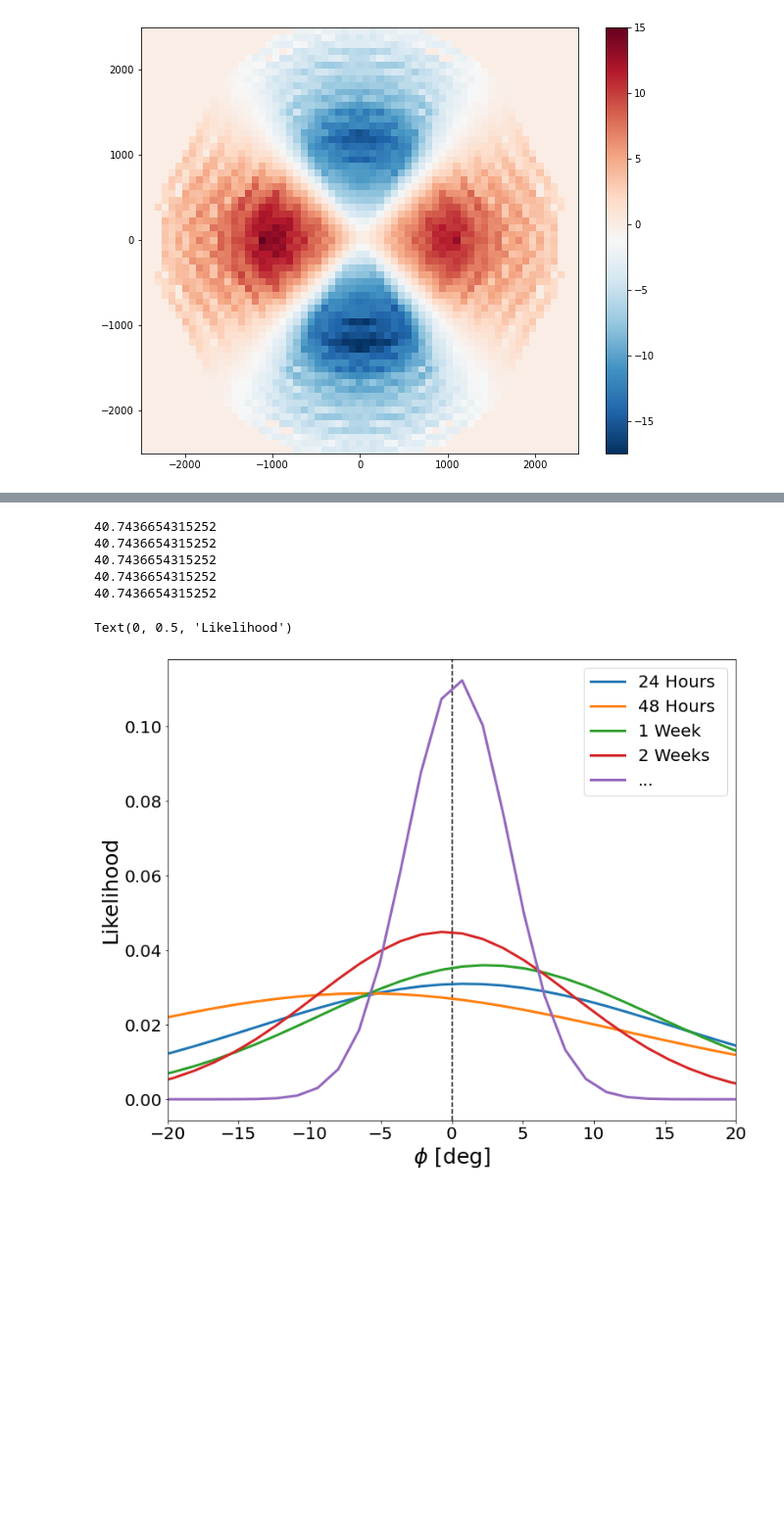
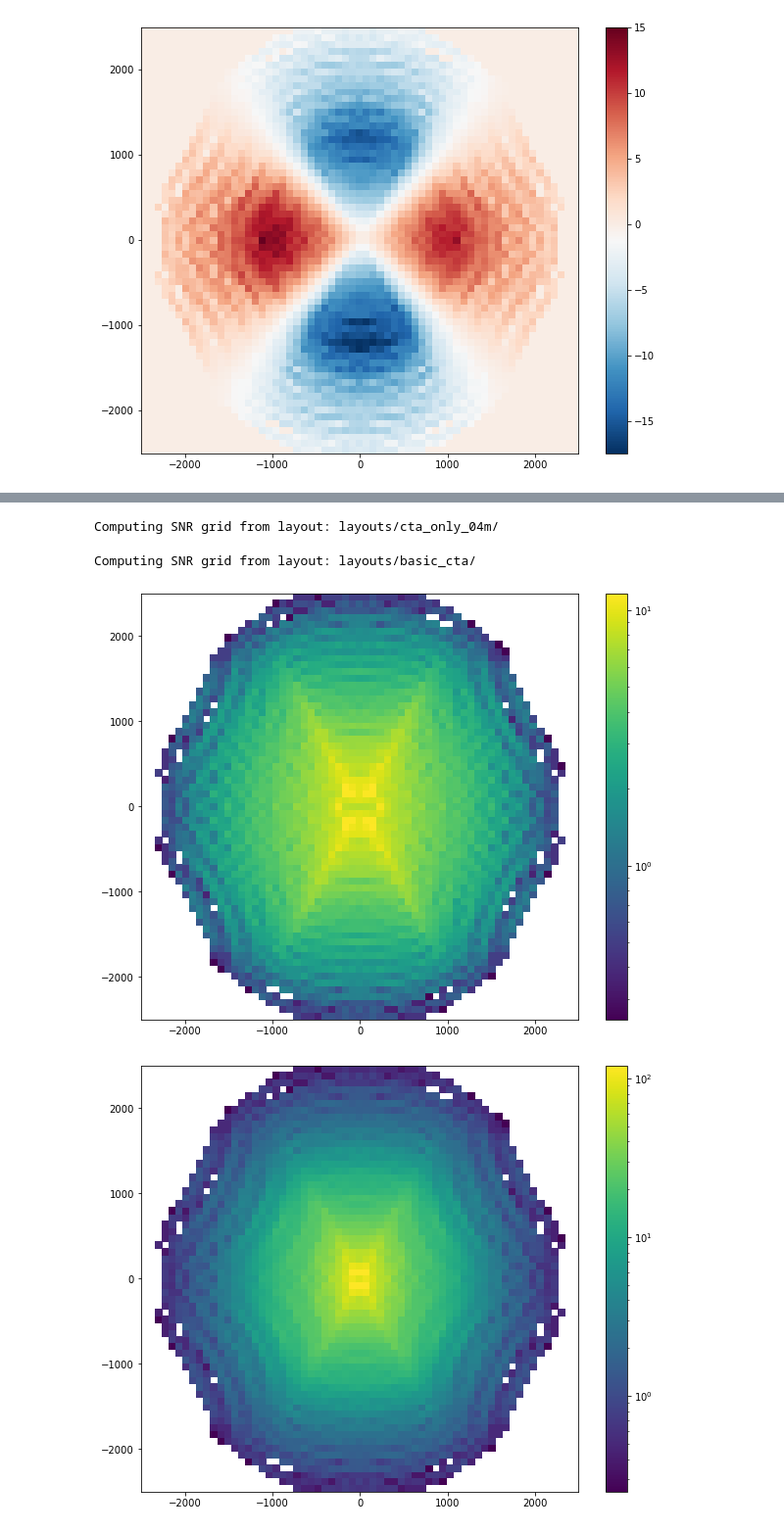
Before and after one commit to hlasco/intensity_interferrometry_layout_benchmark, a Jupyter notebook: intensity_interferometry.ipynb, the cells around one changed output, grey strips where cells are left out. Shown: that part at 98% size. Drawn from its saved outputs; the diff is of its cells as text; code cells hidden in the pictures; blank space fills up the shorter version.

```diff
--- a/intensity_interferometry.ipynb
+++ b/intensity_interferometry.ipynb
@@ -45,14 +45,12 @@ cta = II.TelescopeArray(uv,layout='layouts/basic_cta', nGrid=64, nPerTraj=128)
 cta.setGrids()
 # %% [output]
 Computing SNR grid:
-# %%
-snr  = cta.getSNRGrid()
-time = cta.getTimeGrid()
-area = cta.getAreaGrid()
 # %%
-x = np.linspace(-cta.bline_max, cta.bline_max, cta.N_snr_grid)
-y = np.linspace(-cta.bline_max, cta.bline_max, cta.N_snr_grid)
-xx, yy = np.meshgrid(x, y)
-plt.figure(figsize=(10, 8))
-plt.pcolormesh(xx ,yy , snr.T, norm=LogNorm())
-plt.colorbar()
+def plotSNR(detector):
+    x = np.linspace(-detector.bline_max, detector.bline_max, detector.N_snr_grid)
+    y = np.linspace(-detector.bline_max, detector.bline_max, detector.N_snr_grid)
+    xx, yy = np.meshgrid(x, y)
+    snr = detector.getSNRGrid()
+    plt.figure(figsize=(10, 8))
+    plt.pcolormesh(xx ,yy , snr.T, norm=LogNorm())
+    plt.colorbar()
@@ -265,35 +106,0 @@ Text(0, 0.5, 'Likelihood')
-# %%
-fig = plt.figure(figsize=(12,10))
-idx = 0
-plt.axvline(x=0, linestyle="--", c='k')
-labels = ['24 Hours', '48 Hours ', '1 Week', '2 Weeks', '...']
-to_plot = nights
-for i, i_nights in enumerate(to_plot):
-    if i_nights in to_plot:
-        x = (phis) * 180 / np.pi
-        y = L[i,:] * np.pi / 180
-        #y[np.fabs(x)>5]=0
-        halfmax = np.max(y) / 2
-        where = y > halfmax
-        plot = plt.plot(x, y, label=labels[idx], lw=3)
-        idx = idx + 1
-
-    print(np.sum(L[i,:]))
-    #np.savetxt("ELT_VLT_{}nights.txt".format(i_nights), np.c_[x, y], delimiter='\t')
-plt.legend(fontsize=20)
-plt.xlim(-20, 20)
-#plt.ylim(0, 4)
-plt.xticks(fontsize=20)
-plt.yticks(fontsize=20)
-
-plt.xlabel('$\phi$ [deg]',fontsize=25)
-plt.ylabel('Likelihood',fontsize=25)
-#plt.savefig('likelihood_plot_ELT_VLT.pdf', bbox_inches='tight')
-# %% [output]
-40.7436654315252
-40.7436654315252
-40.7436654315252
-40.7436654315252
-40.7436654315252
-Text(0, 0.5, 'Likelihood')
-[figure, removed]
@@ -299,0 +112,14 @@ Text(0, 0.5, 'Likelihood')
+# %%
+detector1 = II.TelescopeArray(uv,layout='layouts/cta_only_04m/', nGrid=64, nPerTraj=128)
+detector1.setGrids()
+detector2 = II.TelescopeArray(uv,layout='layouts/basic_cta/', nGrid=64, nPerTraj=128)
+detector2.setGrids()
+# %% [output]
+Computing SNR grid from layout: layouts/cta_only_04m/
+Computing SNR grid from layout: layouts/basic_cta/
+# %%
+plotSNR(detector1)
+plotSNR(detector2)
+# %% [output]
+[figure, added]
+[figure, added]
```
Also changed, not shown: parts of 10 cells of this notebook, 3 other files.
